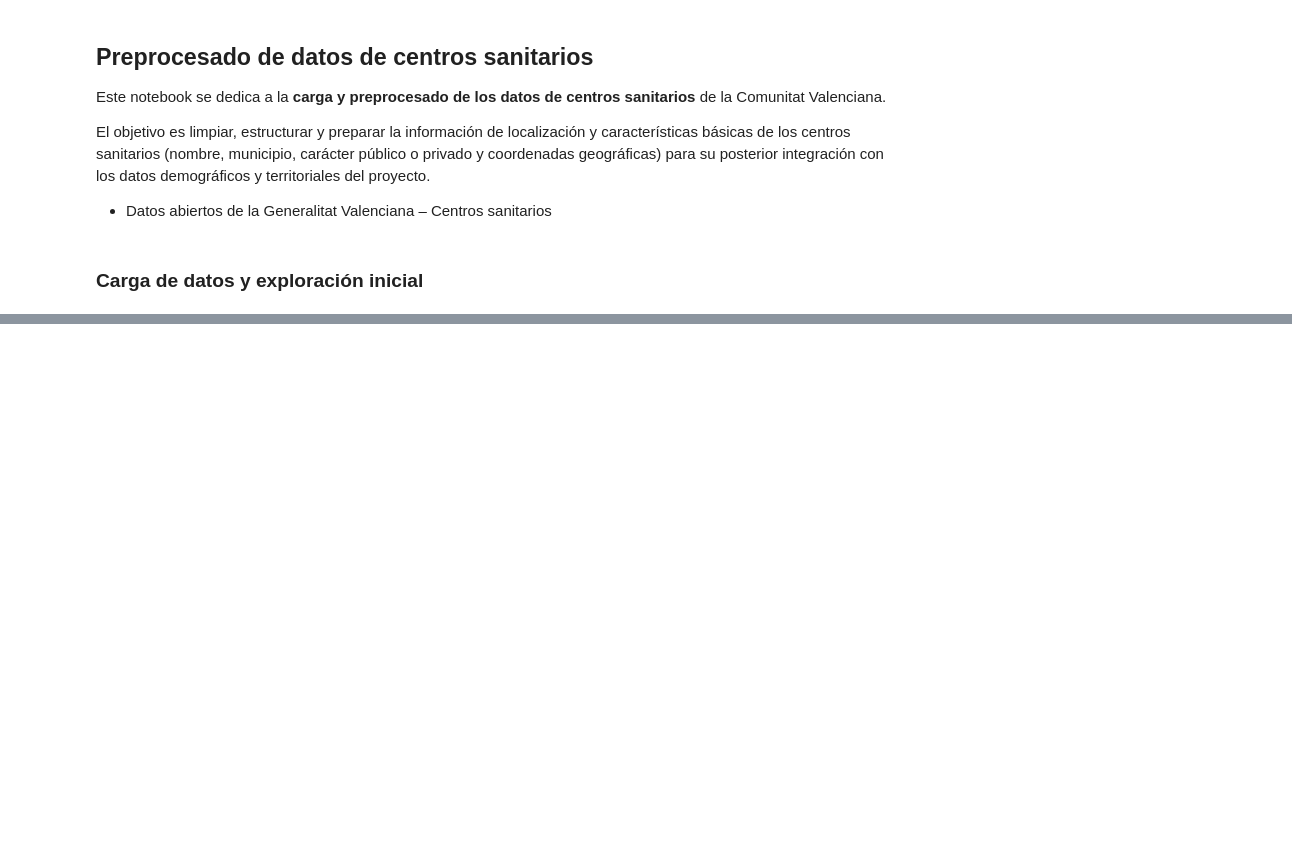
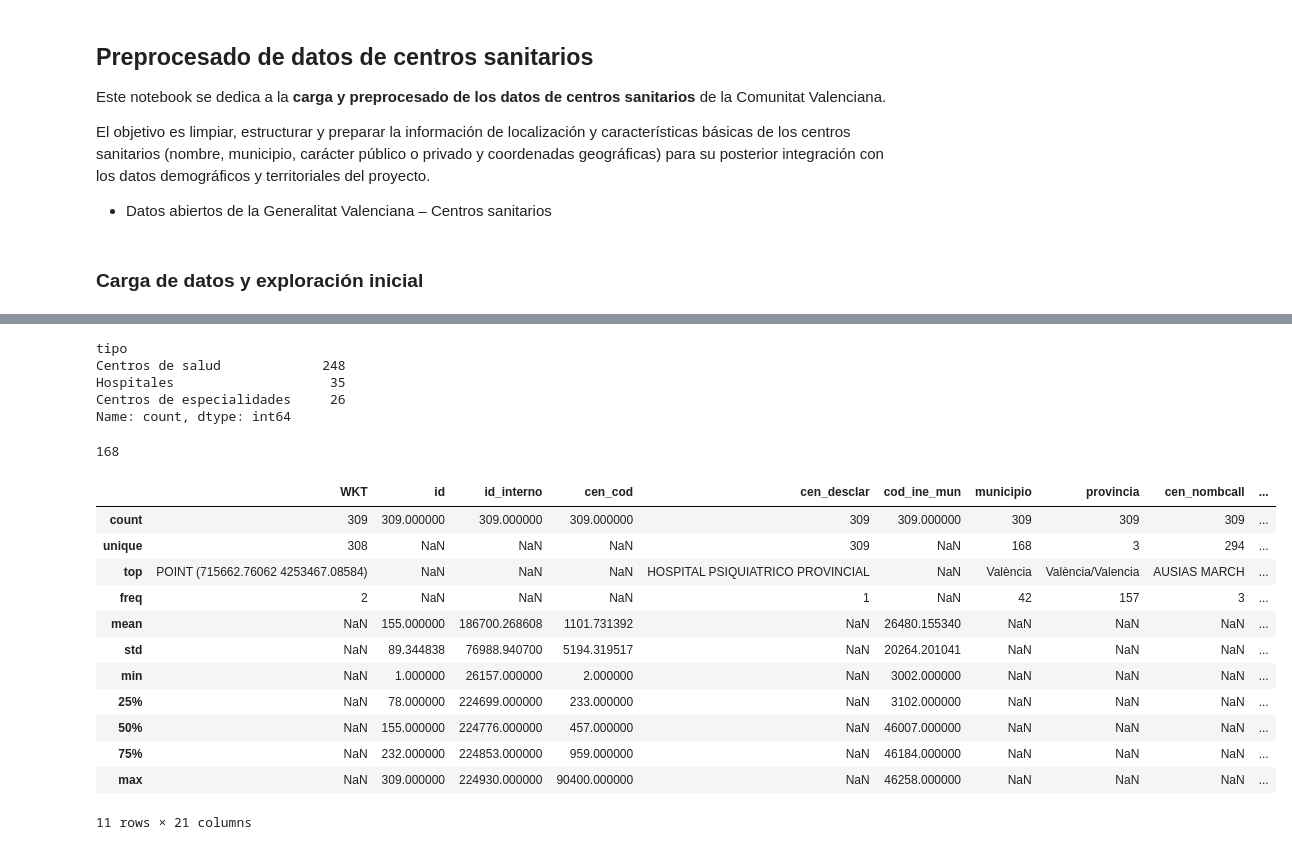
Before and after one commit to nt33/PRVD-Proyecto_Salud, a Jupyter notebook: 01-preprocesado/datos_centros_sanitarios.ipynb, the cells around one changed output, grey strips where cells are left out. Cells and saved outputs as stored; diff of their text form; code cells hidden in the pictures; blank space fills up the shorter version.

Commit message:
Cambio de fuente de los centros sanitarios

```diff
--- a/01-preprocesado/datos_centros_sanitarios.ipynb
+++ b/01-preprocesado/datos_centros_sanitarios.ipynb
@@ -14,2 +20,5 @@ import pandas as pd
 # %%
-centros_datos = pd.read_csv('../data/raw/BancoDeDatos-centros-sanitarios.csv', sep=',')
+# Crear 3 dataframes de centros sanitarios
+hospitales_raw = pd.read_csv('../data/raw/GVA-hospitales.csv', sep=',')
+centros_salud_raw = pd.read_csv('../data/raw/GVA-centros-de-salud.csv', sep=',')
+centros_especialidades_raw = pd.read_csv('../data/raw/GVA-centros-de-especialidades.csv', sep=',')
@@ -31,0 +56,3 @@ centros_datos
+# %%
+# Concatenar los 3 dataframes en uno solo
+centros_raw = pd.concat([hospitales_raw, centros_salud_raw, centros_especialidades_raw], ignore_index=True)
@@ -31,0 +85,31 @@ centros_datos
+# %%
+# Número de centros por tipo
+centros_raw['tipo'].value_counts()
+# %% [output]
+tipo
+Centros de salud             248
+Hospitales                    35
+Centros de especialidades     26
+Name: count, dtype: int64
+# %%
+# Número de municipios distintos
+centros_raw['cod_ine_mun'].nunique()
+# %% [output]
+168
+# %%
+# Descripción estadística del dataset
+centros_raw.describe(include='all')
+# %% [output]
+|  | WKT | id | id_interno | cen_cod | cen_desclar | cod_ine_mun | municipio | provincia | cen_nombcall | ... |
+| count | 309 | 309.000000 | 309.000000 | 309.000000 | 309 | 309.000000 | 309 | 309 | 309 | ... |
+| unique | 308 | NaN | NaN | NaN | 309 | NaN | 168 | 3 | 294 | ... |
+| top | POINT (715662.76062 4253467.08584) | NaN | NaN | NaN | HOSPITAL PSIQUIATRICO PROVINCIAL | NaN | València | València/Valencia | AUSIAS MARCH | ... |
+| freq | 2 | NaN | NaN | NaN | 1 | NaN | 42 | 157 | 3 | ... |
+| mean | NaN | 155.000000 | 186700.268608 | 1101.731392 | NaN | 26480.155340 | NaN | NaN | NaN | ... |
+| std | NaN | 89.344838 | 76988.940700 | 5194.319517 | NaN | 20264.201041 | NaN | NaN | NaN | ... |
+| min | NaN | 1.000000 | 26157.000000 | 2.000000 | NaN | 3002.000000 | NaN | NaN | NaN | ... |
+| 25% | NaN | 78.000000 | 224699.000000 | 233.000000 | NaN | 3102.000000 | NaN | NaN | NaN | ... |
+| 50% | NaN | 155.000000 | 224776.000000 | 457.000000 | NaN | 46007.000000 | NaN | NaN | NaN | ... |
+| 75% | NaN | 232.000000 | 224853.000000 | 959.000000 | NaN | 46184.000000 | NaN | NaN | NaN | ... |
+| max | NaN | 309.000000 | 224930.000000 | 90400.000000 | NaN | 46258.000000 | NaN | NaN | NaN | ... |
+11 rows × 21 columns
```
Also changed, not shown: parts of 11 cells of this notebook, 2 other files.
